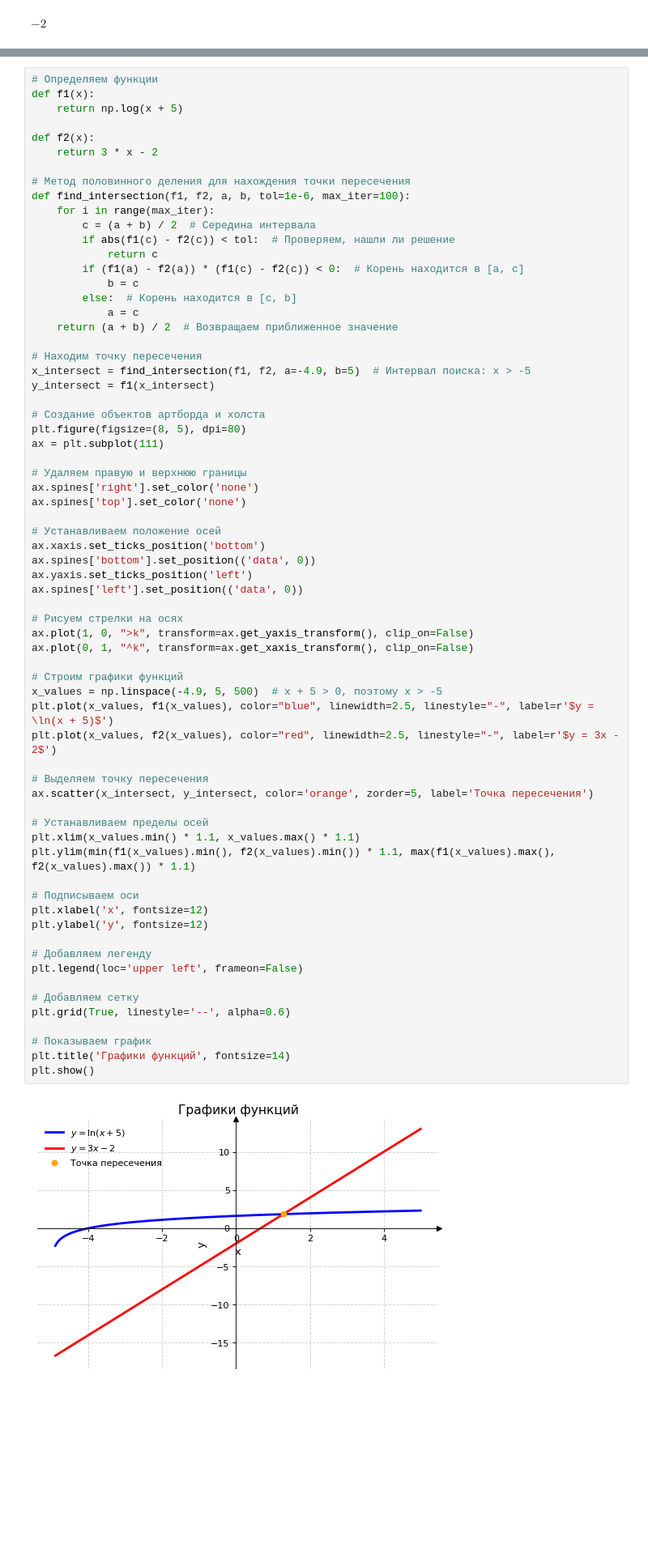
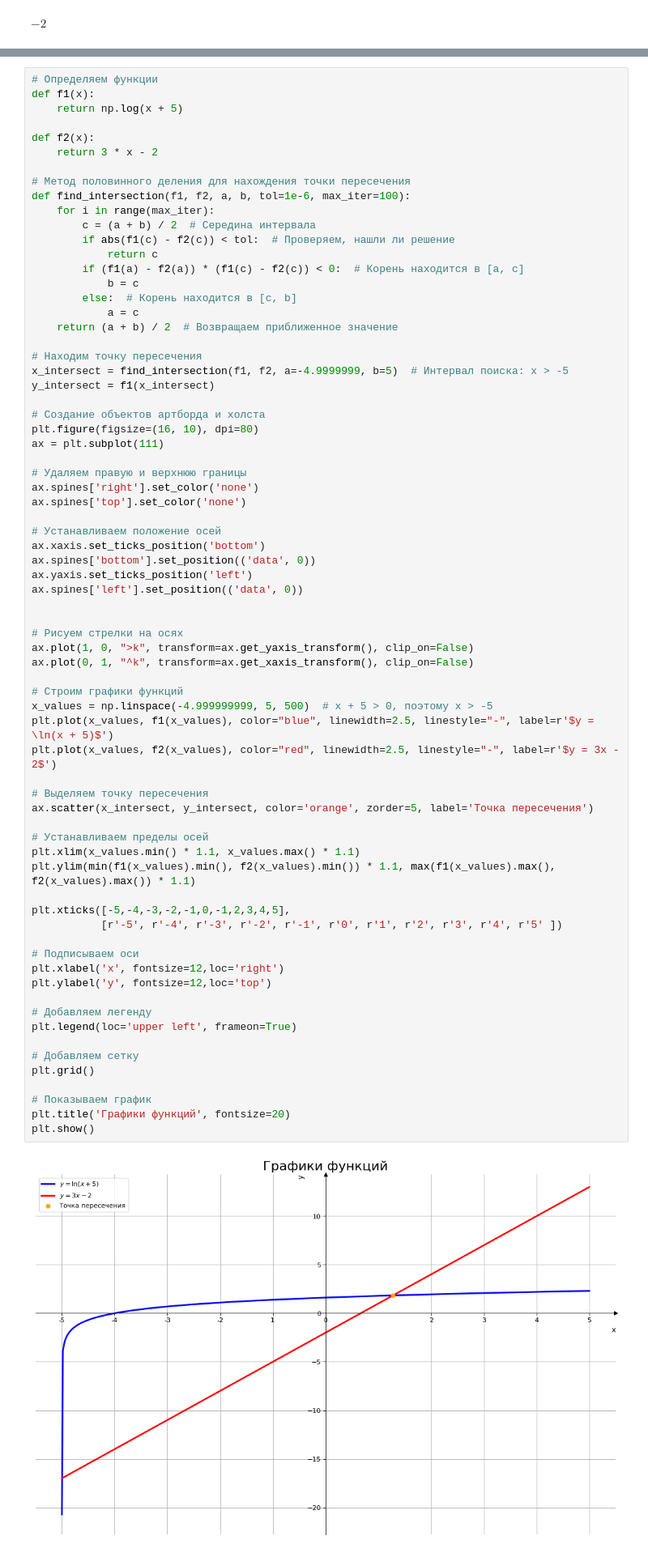
Before and after one commit to IVANBERESTOV/MATH_LAB, a Jupyter notebook: LR_1.ipynb, the cells around one changed output, grey strips where cells are left out. Shown: that part at 81% size. Saved outputs shown, nothing was run; the diff lists cells and outputs as text; blank space fills up the shorter version.

```diff
--- a/LR_1.ipynb
+++ b/LR_1.ipynb
@@ -149,11 +149,11 @@ def find_intersection(f1, f2, a, b, tol=1e-6, max_iter=100):
     return (a + b) / 2  # Возвращаем приближенное значение
 
 # Находим точку пересечения
-x_intersect = find_intersection(f1, f2, a=-4.9, b=5)  # Интервал поиска: x > -5
+x_intersect = find_intersection(f1, f2, a=-4.9999999, b=5)  # Интервал поиска: x > -5
 y_intersect = f1(x_intersect)
 
 # Создание объектов артборда и холста
-plt.figure(figsize=(8, 5), dpi=80)
+plt.figure(figsize=(16, 10), dpi=80)
 ax = plt.subplot(111)
 
 # Удаляем правую и верхнюю границы
@@ -163,37 +163,41 @@ ax.spines['top'].set_color('none')
 # Устанавливаем положение осей
 ax.xaxis.set_ticks_position('bottom')
 ax.spines['bottom'].set_position(('data', 0))
 ax.yaxis.set_ticks_position('left')
 ax.spines['left'].set_position(('data', 0))
 
+
 # Рисуем стрелки на осях
 ax.plot(1, 0, ">k", transform=ax.get_yaxis_transform(), clip_on=False)
 ax.plot(0, 1, "^k", transform=ax.get_xaxis_transform(), clip_on=False)
 
 # Строим графики функций
-x_values = np.linspace(-4.9, 5, 500)  # x + 5 > 0, поэтому x > -5
+x_values = np.linspace(-4.999999999, 5, 500)  # x + 5 > 0, поэтому x > -5
 plt.plot(x_values, f1(x_values), color="blue", linewidth=2.5, linestyle="-", label=r'$y = \ln(x + 5)$')
 plt.plot(x_values, f2(x_values), color="red", linewidth=2.5, linestyle="-", label=r'$y = 3x - 2$')
 
 # Выделяем точку пересечения
 ax.scatter(x_intersect, y_intersect, color='orange', zorder=5, label='Точка пересечения')
 
 # Устанавливаем пределы осей
 plt.xlim(x_values.min() * 1.1, x_values.max() * 1.1)
 plt.ylim(min(f1(x_values).min(), f2(x_values).min()) * 1.1, max(f1(x_values).max(), f2(x_values).max()) * 1.1)
 
+plt.xticks([-5,-4,-3,-2,-1,0,-1,2,3,4,5],
+           [r'-5', r'-4', r'-3', r'-2', r'-1', r'0', r'1', r'2', r'3', r'4', r'5' ])
+
 # Подписываем оси
-plt.xlabel('x', fontsize=12)
-plt.ylabel('y', fontsize=12)
+plt.xlabel('x', fontsize=12,loc='right')
+plt.ylabel('y', fontsize=12,loc='top')
 
 # Добавляем легенду
-plt.legend(loc='upper left', frameon=False)
+plt.legend(loc='upper left', frameon=True)
 
 # Добавляем сетку
-plt.grid(True, linestyle='--', alpha=0.6)
+plt.grid()
 
 # Показываем график
-plt.title('Графики функций', fontsize=14)
+plt.title('Графики функций', fontsize=20)
 plt.show()
 # %% [output]
-[figure, old version]
+[figure, new version]
```
Also changed, not shown: parts of 7 cells of this notebook, 3 other files.
